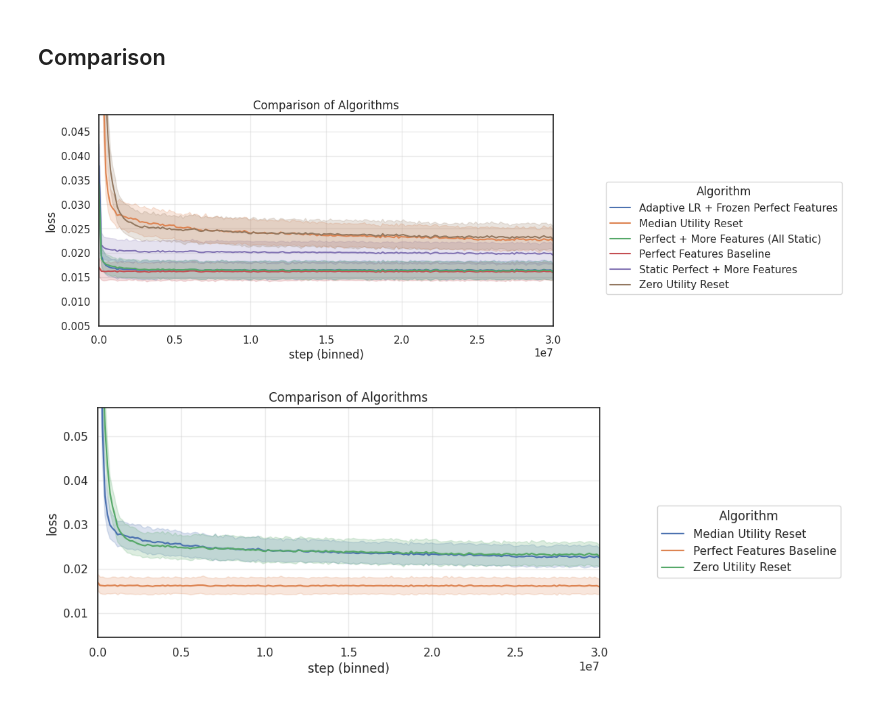
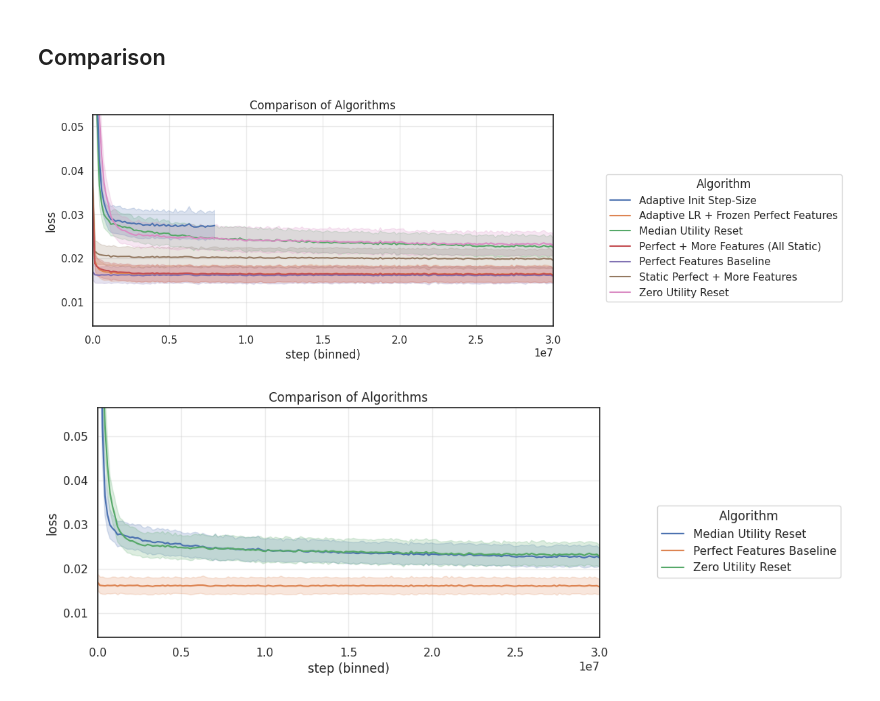
Before and after one commit to ejmejm/phd_research, a Jupyter notebook: phd/feature_search/analysis/paper_part_1_v1/ns_autostep_and_search_best.ipynb, the cells around one changed output. Saved outputs shown, nothing was run; the diff lists cells and outputs as text; code cells hidden in the pictures.

Commit message:
Plotted adaptive init lr effect on feature finding

```diff
--- a/phd/feature_search/analysis/paper_part_1_v1/ns_autostep_and_search_best.ipynb
+++ b/phd/feature_search/analysis/paper_part_1_v1/ns_autostep_and_search_best.ipynb
@@ -38,34 +40,35 @@ config_dfs, run_dfs = load_experiment_data(config_data_path, run_data_path)
 # %%
 full_combined_run_df = pd.concat(list(run_dfs.values()))
 full_combined_config_df = pd.concat(list(config_dfs.values()))
 
 algo_map = {
     'median_utility_reset': 'Median Utility Reset',
     'zero_utility_reset': 'Zero Utility Reset',
     'perfect_features_baseline': 'Perfect Features Baseline',
     'static_features_with_perfect_features': 'Perfect + More Features (All Static)',
     'fs_with_frozen_perfect_features': 'Static Perfect + More Features',
     'adaptive_lr_frozen_perfect_features': 'Adaptive LR + Frozen Perfect Features',
+    'adaptive_init_lr': 'Adaptive Init Step-Size',
 }
-# combined_config_df = combined_config_df[combined_config_df['sweep_name'].isin(algo_map.keys())].copy()
-# valid_run_ids = combined_config_df['run_id'].unique()
-# combined_run_df = combined_run_df[combined_run_df['run_id'].isin(valid_run_ids)].copy()
+full_combined_config_df = full_combined_config_df[full_combined_config_df['sweep_name'].isin(algo_map.keys())].copy()
+valid_run_ids = full_combined_config_df['run_id'].unique()
+full_combined_run_df = full_combined_run_df[full_combined_run_df['run_id'].isin(valid_run_ids)].copy()
 full_combined_config_df['algo'] = full_combined_config_df['sweep_name'].map(algo_map)
 
 
 plot_learning_curves(
     run_df = full_combined_run_df,
     config_df = full_combined_config_df,
     n_bins = 200,
     figsize = (8, 4),
     hue_col = 'algo',
     legend_title = 'Algorithm',
     show_ci = True,
 )
 plt.title('Comparison of Algorithms')
 plt.show()
 # %% [output]
-[figure, old version]
+[figure, new version]
 # %%
 combined_run_df = pd.concat(list(run_dfs.values()))
 combined_config_df = pd.concat(list(config_dfs.values()))
```
Also changed, not shown: parts of 4 cells of this notebook.
